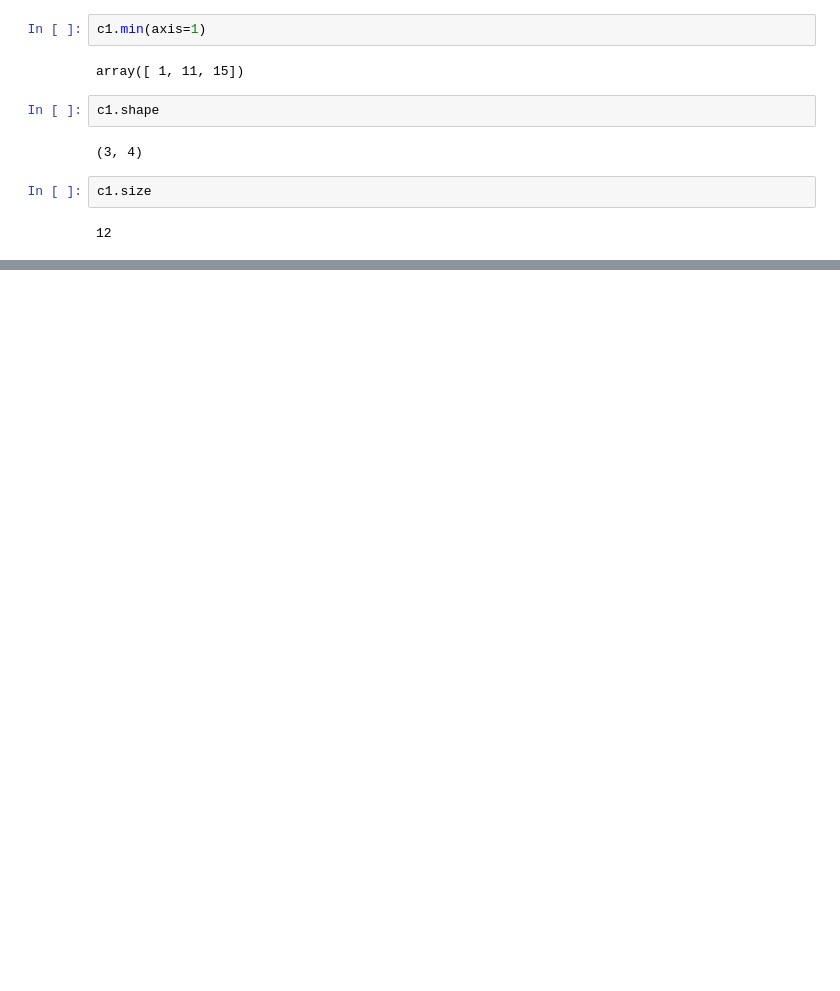
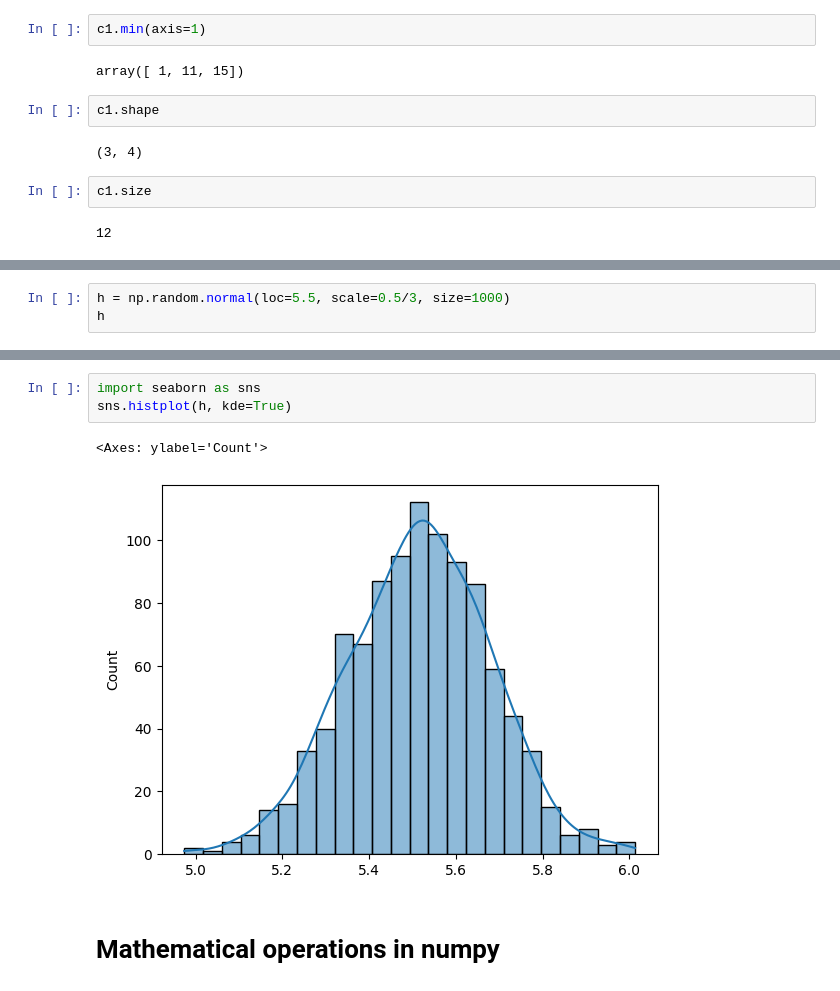
Before and after one commit to utkarshg1/Wakad_adv_python_12_2_26th_Nov, a Jupyter notebook: 07_Numpy_arrays.ipynb, the cells around one changed output, grey strips where cells are left out. Saved outputs shown, nothing was run; the diff lists cells and outputs as text; blank space fills up the shorter version.

Commit message:
Numpy arrays

```diff
--- a/07_Numpy_arrays.ipynb
+++ b/07_Numpy_arrays.ipynb
@@ -287,0 +476,3 @@ c1.size
+# %%
+h = np.random.normal(loc=5.5, scale=0.5/3, size=1000)
+h
@@ -287,0 +497,8 @@ c1.size
+# %%
+import seaborn as sns
+sns.histplot(h, kde=True)
+# %% [output]
+<Axes: ylabel='Count'>
+[figure, added]
+# %% [markdown]
+# Mathematical operations in numpy
```
Also changed, not shown: parts of 47 cells of this notebook.
